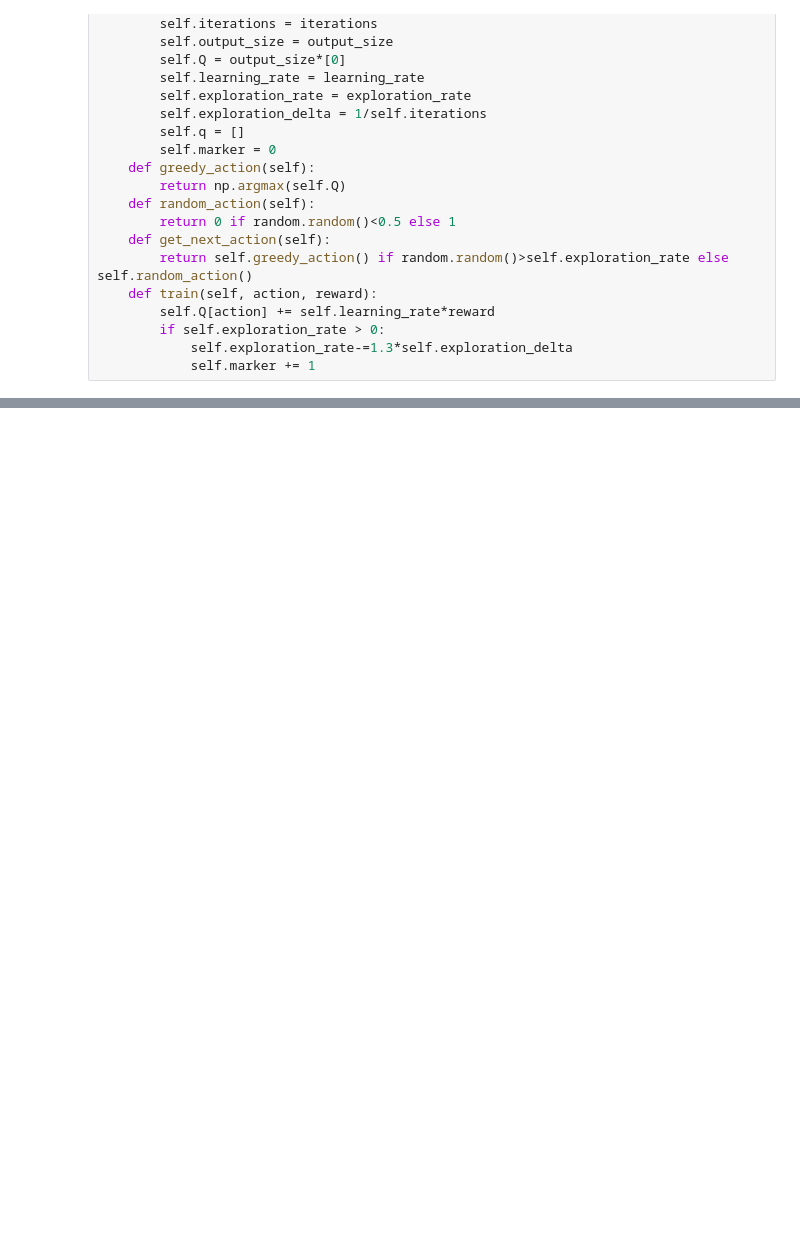
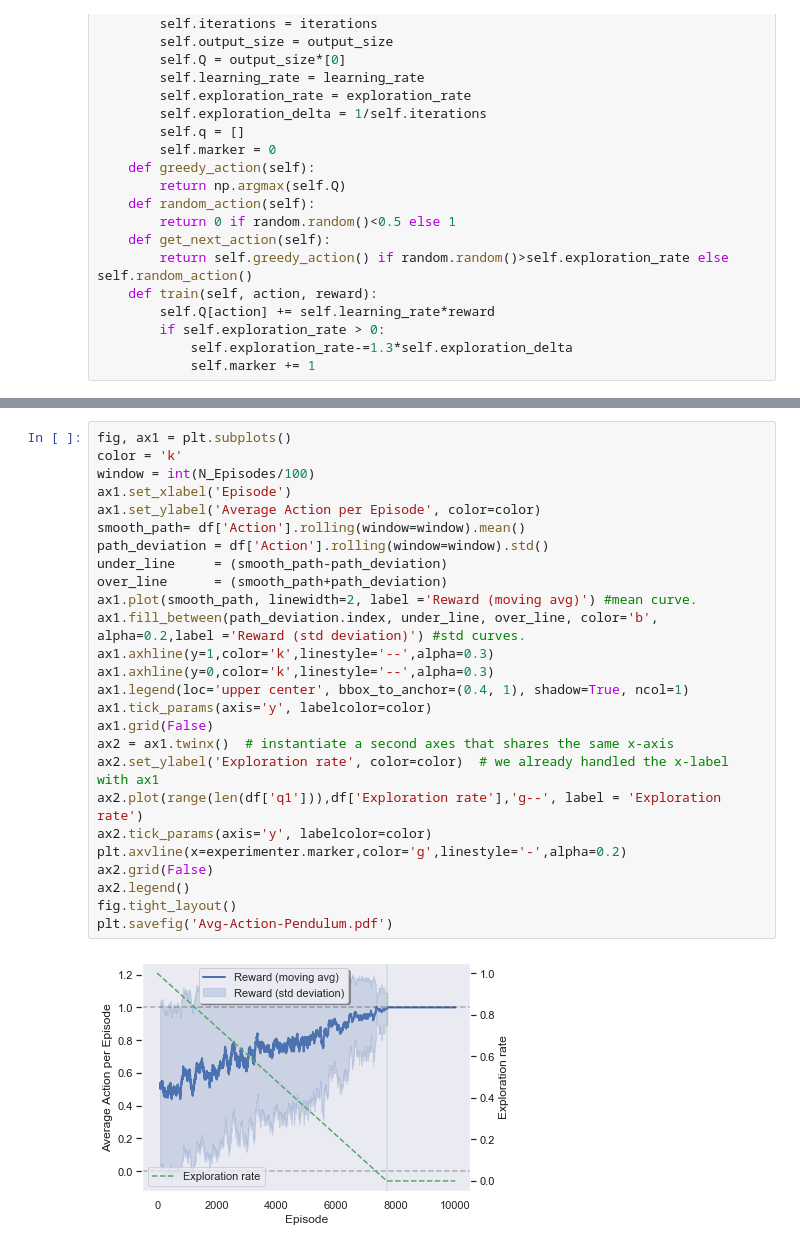
Before and after one commit to geduardo/Designing-Experiments-With-Neural-Networks, a Jupyter notebook: Pendulum/Pendulum.ipynb, the cells around one changed output, grey strips where cells are left out. Cells and saved outputs as stored; diff of their text form; blank space fills up the shorter version.

```diff
--- a/Pendulum/Pendulum.ipynb
+++ b/Pendulum/Pendulum.ipynb
@@ -212,3 +210,31 @@ plt.savefig('averrr.svg')
+# %%
+fig, ax1 = plt.subplots()
+color = 'k'
+window = int(N_Episodes/100)
+ax1.set_xlabel('Episode')
+ax1.set_ylabel('Average Action per Episode', color=color)
+smooth_path= df['Action'].rolling(window=window).mean()
+path_deviation = df['Action'].rolling(window=window).std()
+under_line     = (smooth_path-path_deviation)
+over_line      = (smooth_path+path_deviation)
+ax1.plot(smooth_path, linewidth=2, label ='Reward (moving avg)') #mean curve.
+ax1.fill_between(path_deviation.index, under_line, over_line, color='b', alpha=0.2,label ='Reward (std deviation)') #std curves.
+ax1.axhline(y=1,color='k',linestyle='--',alpha=0.3)
+ax1.axhline(y=0,color='k',linestyle='--',alpha=0.3)
+ax1.legend(loc='upper center', bbox_to_anchor=(0.4, 1), shadow=True, ncol=1)
+ax1.tick_params(axis='y', labelcolor=color)
+ax1.grid(False)
+ax2 = ax1.twinx()  # instantiate a second axes that shares the same x-axis
+ax2.set_ylabel('Exploration rate', color=color)  # we already handled the x-label with ax1
+ax2.plot(range(len(df['q1'])),df['Exploration rate'],'g--', label = 'Exploration rate')
+ax2.tick_params(axis='y', labelcolor=color)
+plt.axvline(x=experimenter.marker,color='g',linestyle='-',alpha=0.2)
+ax2.grid(False)
+ax2.legend()
+fig.tight_layout()
+plt.savefig('Avg-Action-Pendulum.pdf')
+# %% [output]
+[figure, added]
 # %%
 cumulative_frequency_0 = []
 cumulative_frequency_1 = []
```
Also changed, not shown: parts of 6 cells of this notebook, 27 other files.
